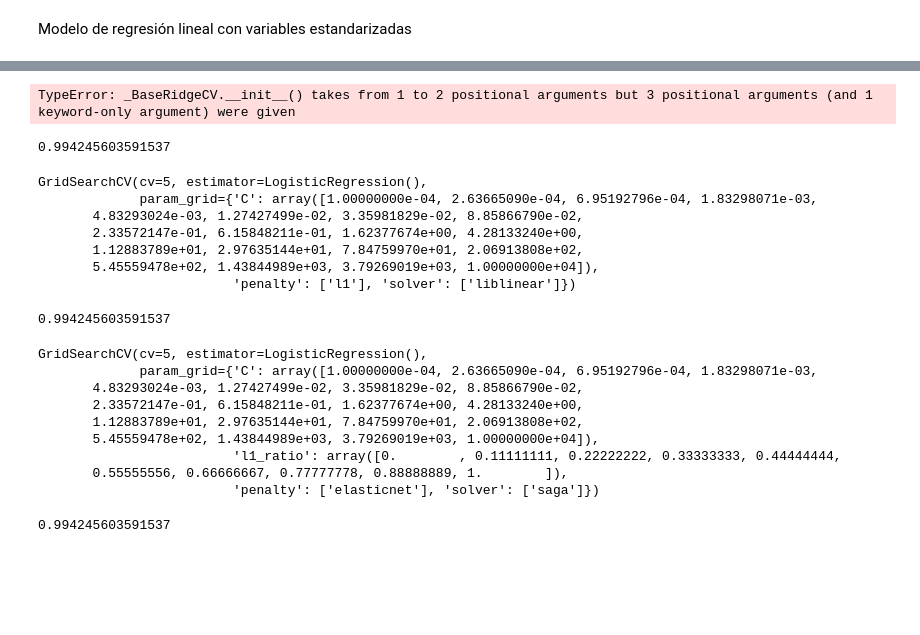
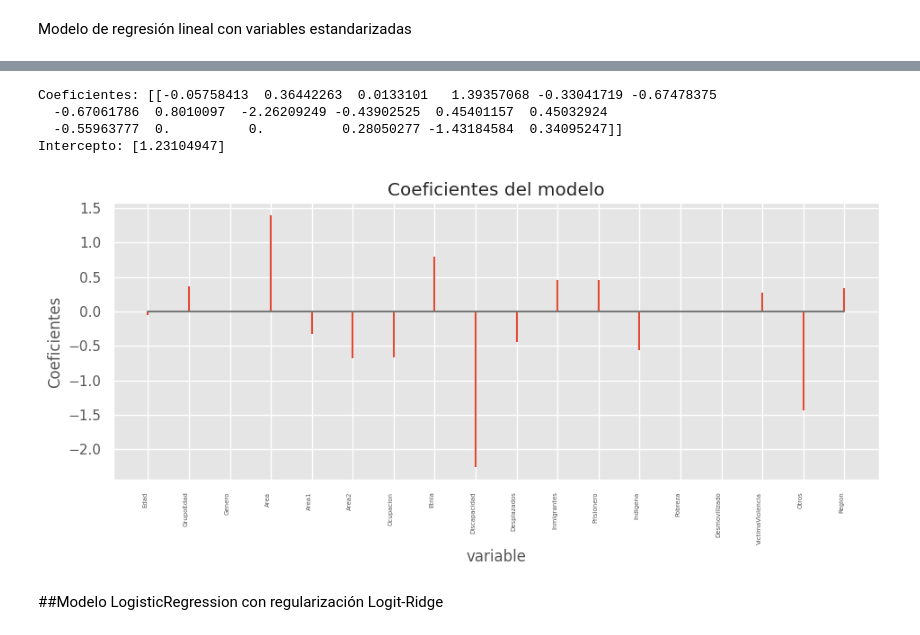
Before and after one commit to cam2149/MachinelearningI, a Jupyter notebook: Examen3_Ejercicio4.ipynb, the cells around one changed output, grey strips where cells are left out. Saved outputs shown, nothing was run; the diff lists cells and outputs as text; code cells hidden in the pictures; blank space fills up the shorter version.

```diff
--- a/Examen3_Ejercicio4.ipynb
+++ b/Examen3_Ejercicio4.ipynb
@@ -518,0 +508,4 @@ Las predicciones del modelo final se alejan en promedio 0.076 unidades del valor
+# %%
+lasso_model = LogisticRegression(C = 0.1, class_weight= 'balanced', penalty= 'l1', solver= 'liblinear',random_state=42)
+lasso_model.fit(X_train, y_train) #This line is added to train the model
+y_pred_lasso_model = lasso_model.predict(X_test)
@@ -519,50 +538,31 @@ Las predicciones del modelo final se alejan en promedio 0.076 unidades del valor
+# %%
+# Coeficientes del modelo
+# ==============================================================================
+coefficients = lasso_model.coef_
+intercept = lasso_model.intercept_
+print("")
+print("Coeficientes:", coefficients)
+print("Intercepto:", intercept)
+print("")
+dfDenge_coeficientes = pd.DataFrame({'predictor': X.columns, 'coef': lasso_model.coef_[0]})
+
+fig, ax = plt.subplots(figsize=(11, 4))
+ax.stem(dfDenge_coeficientes.predictor, dfDenge_coeficientes.coef, markerfmt=' ')
+plt.xticks(rotation=90, ha='right', size=5)
+ax.set_xlabel('variable')
+ax.set_ylabel('Coeficientes')
+ax.set_title('Coeficientes del modelo');
+# %% [output]
+Coeficientes: [[-0.05758413  0.36442263  0.0133101   1.39357068 -0.33041719 -0.67478375
+  -0.67061786  0.8010097  -2.26209249 -0.43902525  0.45401157  0.45032924
+  -0.55963777  0.          0.          0.28050277 -1.43184584  0.34095247]]
+Intercepto: [1.23104947]
+[figure, added]
+# %% [markdown]
+##Modelo LogisticRegression con regularización Logit-Ridge
 # %%
 
 # Ajustar modelo Logit-Ridge
-param_grid_ridge = {'C': np.logspace(-4, 4, 20), 'penalty': ['l2']}
-ridge_model = RidgeCV(LogisticRegression(), param_grid_ridge, cv=5)
+ridge_model = LogisticRegression(C = 0.1, class_weight= 'balanced', penalty= 'l2', solver= 'liblinear',random_state=42)
 ridge_model.fit(X_train, y_train)
+y_pred_ridge_model = ridge_model.predict(X_test)
-# %% [output]
-TypeError: _BaseRidgeCV.__init__() takes from 1 to 2 positional arguments but 3 positional arguments (and 1 keyword-only argument) were given
-# %%
-ridge_model.score(X_train, y_train)
-# %% [output]
-0.994245603591537
-# %%
-
-# Ajustar modelo Logit-LASSO
-param_grid_lasso = {'C': np.logspace(-4, 4, 20), 'penalty': ['l1'], 'solver': ['liblinear']}
-lasso_model = GridSearchCV(LogisticRegression(), param_grid_lasso, cv=5)
-lasso_model.fit(X_train, y_train)
-# %% [output]
-GridSearchCV(cv=5, estimator=LogisticRegression(),
-             param_grid={'C': array([1.00000000e-04, 2.63665090e-04, 6.95192796e-04, 1.83298071e-03,
-       4.83293024e-03, 1.27427499e-02, 3.35981829e-02, 8.85866790e-02,
-       2.33572147e-01, 6.15848211e-01, 1.62377674e+00, 4.28133240e+00,
-       1.12883789e+01, 2.97635144e+01, 7.84759970e+01, 2.06913808e+02,
-       5.45559478e+02, 1.43844989e+03, 3.79269019e+03, 1.00000000e+04]),
-                         'penalty': ['l1'], 'solver': ['liblinear']})
-# %%
-lasso_model.score(X_train, y_train)
-# %% [output]
-0.994245603591537
-# %%
-
-# Ajustar modelo Logit-Enet
-param_grid_enet = {'C': np.logspace(-4, 4, 20), 'penalty': ['elasticnet'], 'l1_ratio': np.linspace(0, 1, 10), 'solver': ['saga']}
-enet_model = GridSearchCV(LogisticRegression(), param_grid_enet, cv=5)
-enet_model.fit(X_scaled, y)
-# %% [output]
-GridSearchCV(cv=5, estimator=LogisticRegression(),
-             param_grid={'C': array([1.00000000e-04, 2.63665090e-04, 6.95192796e-04, 1.83298071e-03,
-       4.83293024e-03, 1.27427499e-02, 3.35981829e-02, 8.85866790e-02,
-       2.33572147e-01, 6.15848211e-01, 1.62377674e+00, 4.28133240e+00,
-       1.12883789e+01, 2.97635144e+01, 7.84759970e+01, 2.06913808e+02,
-       5.45559478e+02, 1.43844989e+03, 3.79269019e+03, 1.00000000e+04]),
-                         'l1_ratio': array([0.        , 0.11111111, 0.22222222, 0.33333333, 0.44444444,
-       0.55555556, 0.66666667, 0.77777778, 0.88888889, 1.        ]),
-                         'penalty': ['elasticnet'], 'solver': ['saga']})
-# %%
-enet_model.score(X_train, y_train)
-# %% [output]
-0.994245603591537
```
Also changed, not shown: parts of 20 cells of this notebook.
